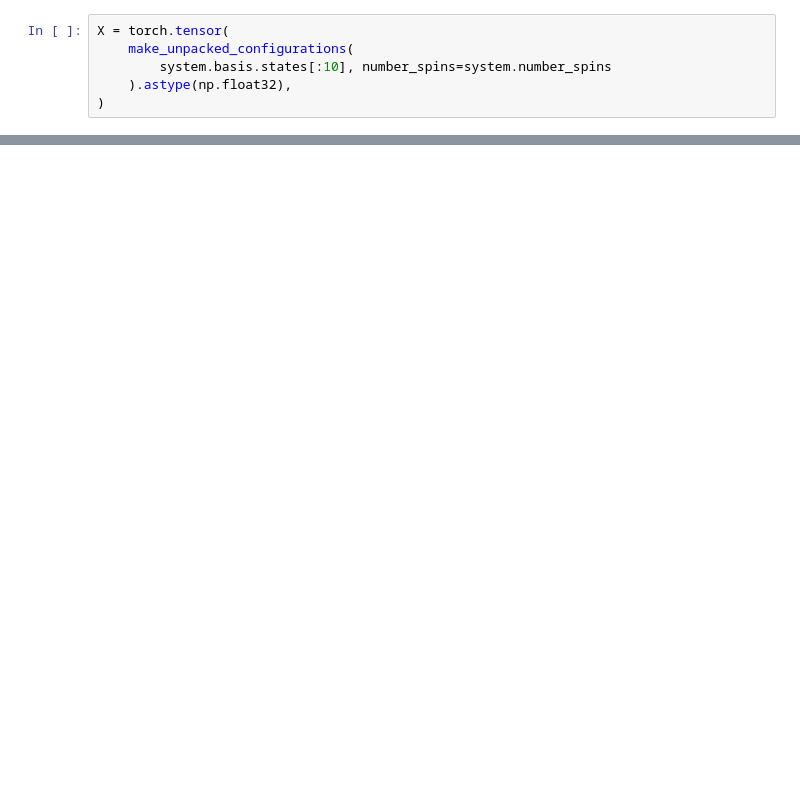
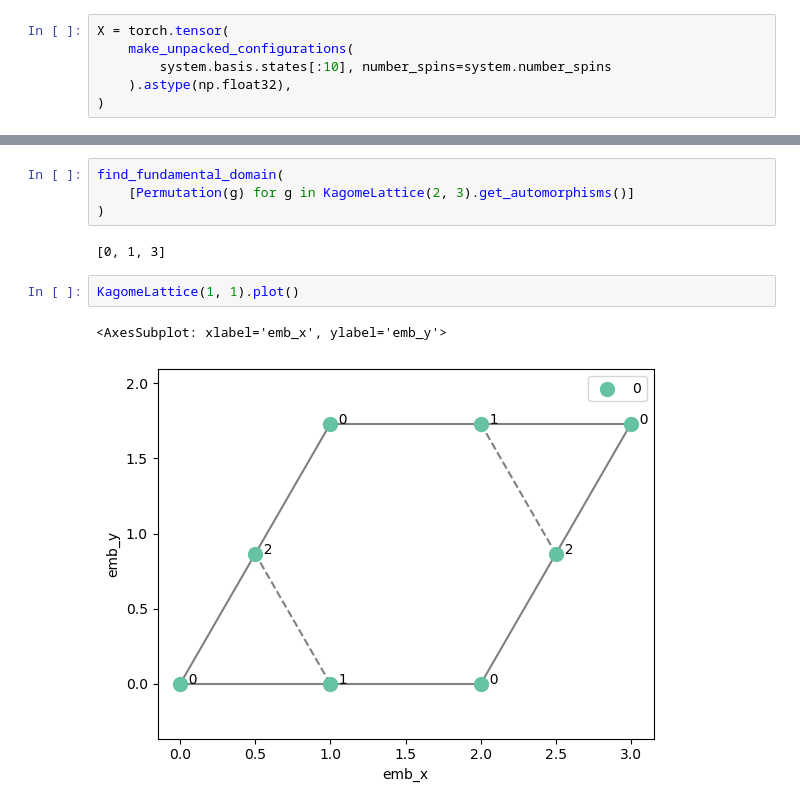
Before and after one commit to ischurov/frustrations-eda, a Jupyter notebook: amplitude_transfer_g_inv_cnn_noopt.ipynb, the cells around one changed output, grey strips where cells are left out. Cells and saved outputs as stored; diff of their text form; blank space fills up the shorter version.

```diff
--- a/amplitude_transfer_g_inv_cnn_noopt.ipynb
+++ b/amplitude_transfer_g_inv_cnn_noopt.ipynb
@@ -217 +275,12 @@ for action in group_elements:
+# %%
+find_fundamental_domain(
+    [Permutation(g) for g in KagomeLattice(2, 3).get_automorphisms()]
+)
+# %% [output]
+[0, 1, 3]
+# %%
+KagomeLattice(1, 1).plot()
+# %% [output]
+<AxesSubplot: xlabel='emb_x', ylabel='emb_y'>
+[figure, added]
 # %%
```
Also changed, not shown: parts of 20 cells of this notebook.
